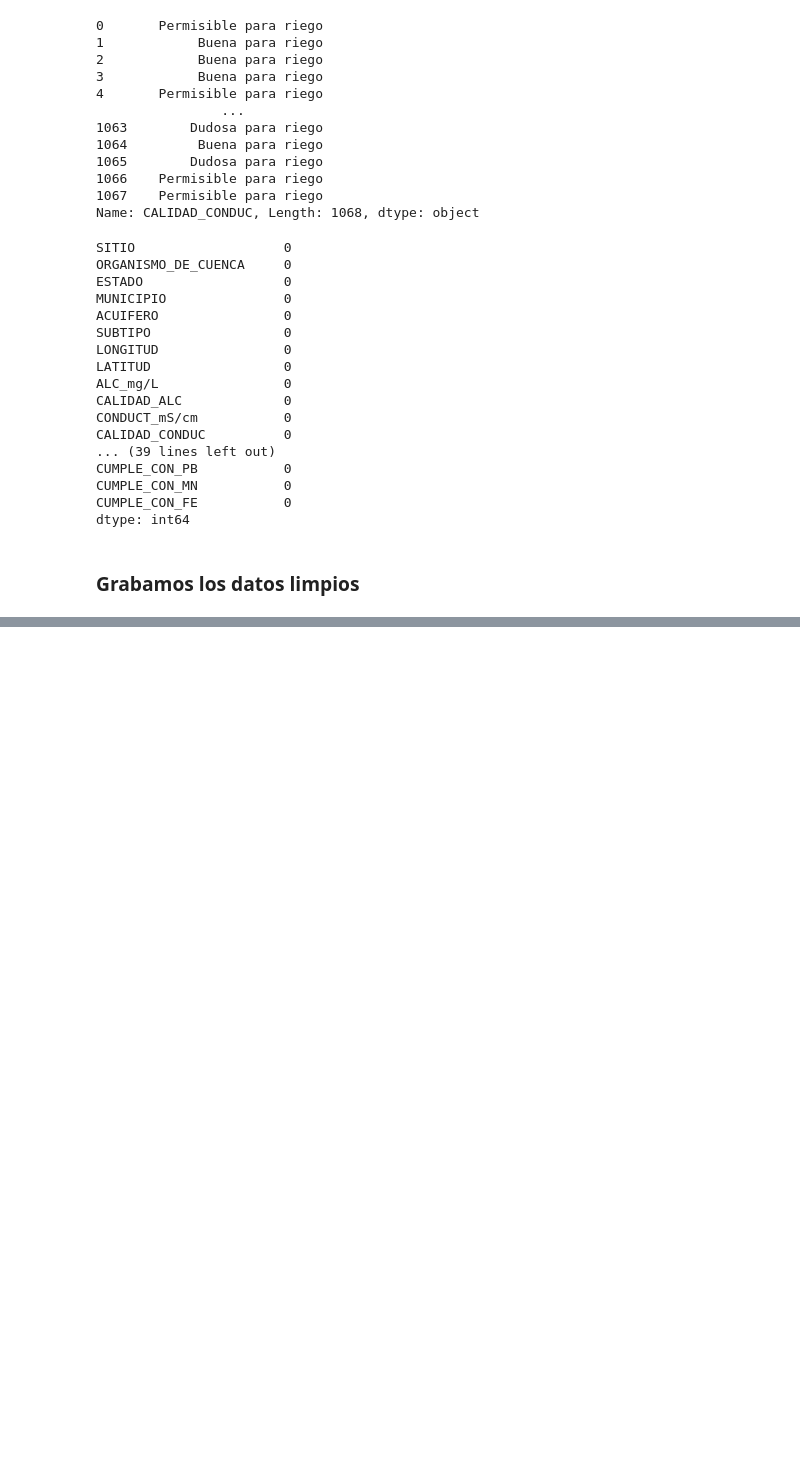
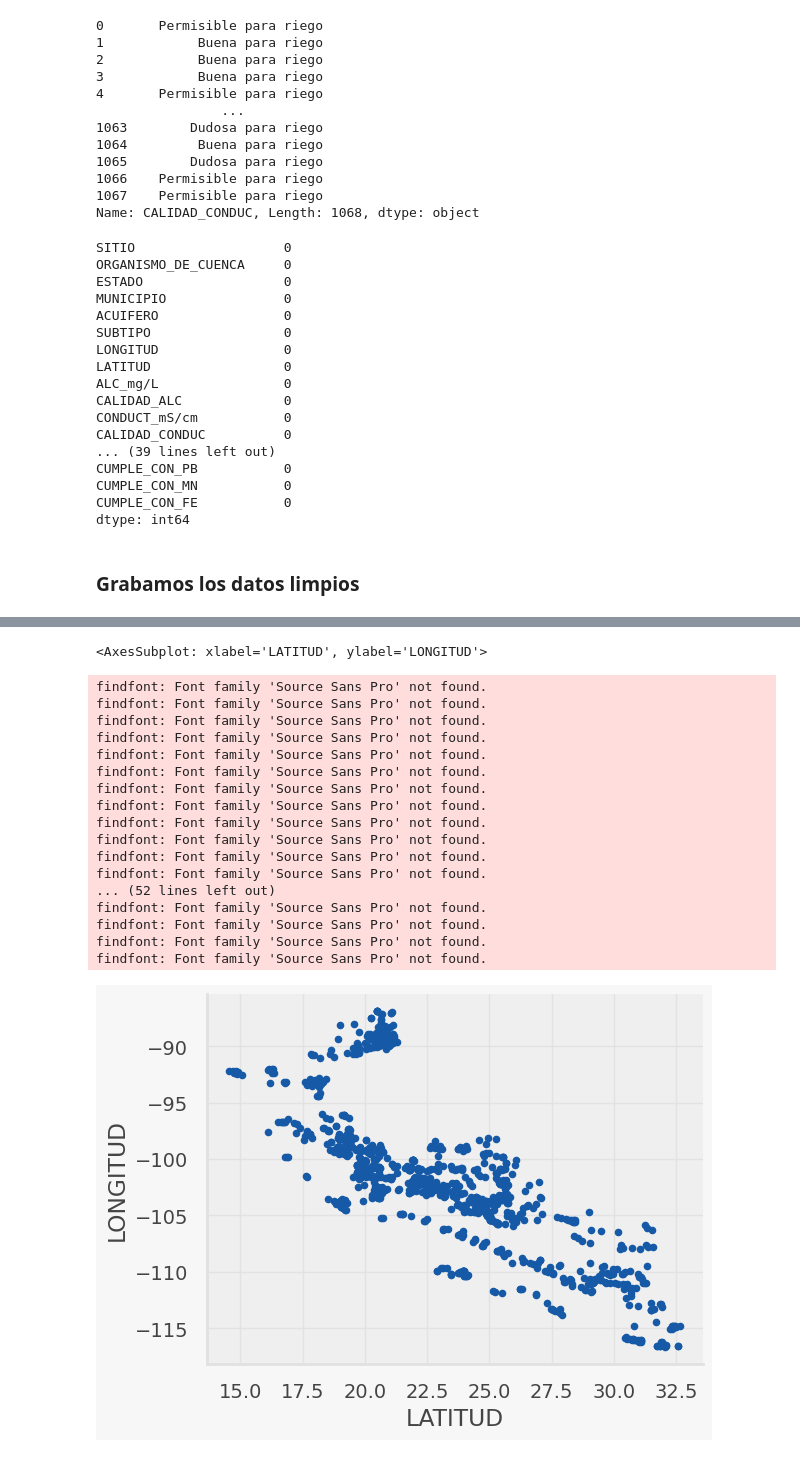
Before and after one commit to PosgradoMNA/actividades-del-projecto-96, a Jupyter notebook: Reto/reto_calidad_agua.ipynb, the cells around one changed output, grey strips where cells are left out. Cells and saved outputs as stored; diff of their text form; code cells hidden in the pictures; blank space fills up the shorter version.

```diff
--- a/Reto/reto_calidad_agua.ipynb
+++ b/Reto/reto_calidad_agua.ipynb
@@ -328,0 +382,24 @@ dfCalidadSubterranea.to_csv(outPath)
+# %%
+latlong=dfCalidadSubterranea[["LATITUD","LONGITUD"]]
+# %%
+latlong.plot.scatter( "LATITUD","LONGITUD")
+# %% [output]
+<AxesSubplot: xlabel='LATITUD', ylabel='LONGITUD'>
+findfont: Font family 'Source Sans Pro' not found.
+findfont: Font family 'Source Sans Pro' not found.
+findfont: Font family 'Source Sans Pro' not found.
+findfont: Font family 'Source Sans Pro' not found.
+findfont: Font family 'Source Sans Pro' not found.
+findfont: Font family 'Source Sans Pro' not found.
+findfont: Font family 'Source Sans Pro' not found.
+findfont: Font family 'Source Sans Pro' not found.
+findfont: Font family 'Source Sans Pro' not found.
+findfont: Font family 'Source Sans Pro' not found.
+findfont: Font family 'Source Sans Pro' not found.
+findfont: Font family 'Source Sans Pro' not found.
+... (52 lines left out)
+findfont: Font family 'Source Sans Pro' not found.
+findfont: Font family 'Source Sans Pro' not found.
+findfont: Font family 'Source Sans Pro' not found.
+findfont: Font family 'Source Sans Pro' not found.
+[figure, added]
```
Also changed, not shown: parts of 17 cells of this notebook, 1 other file.
